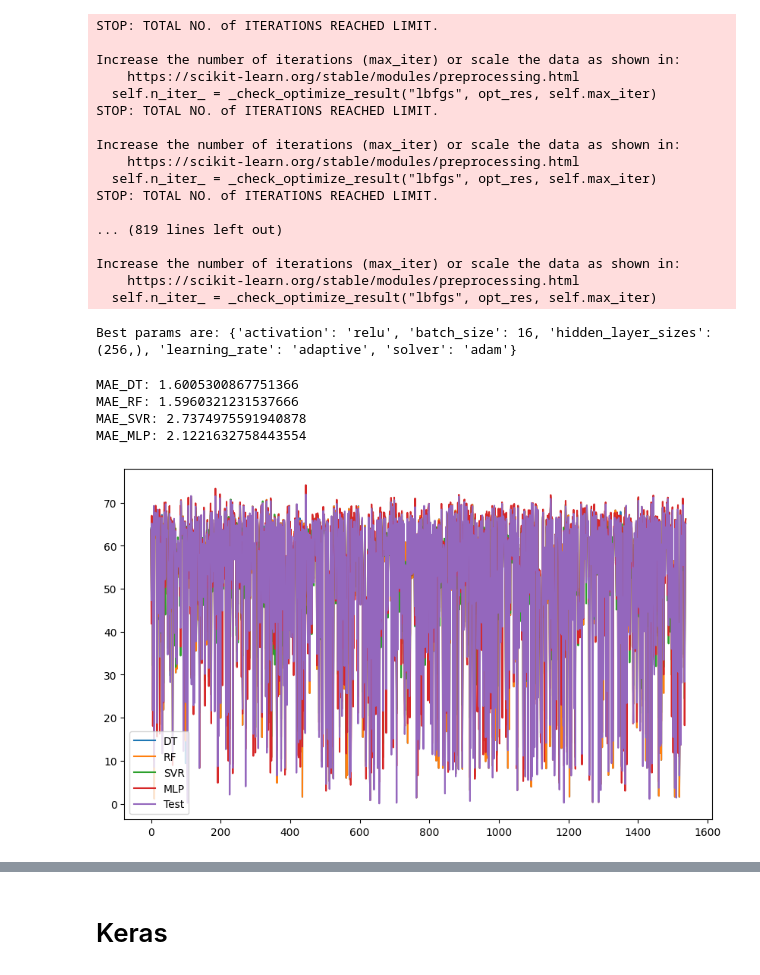
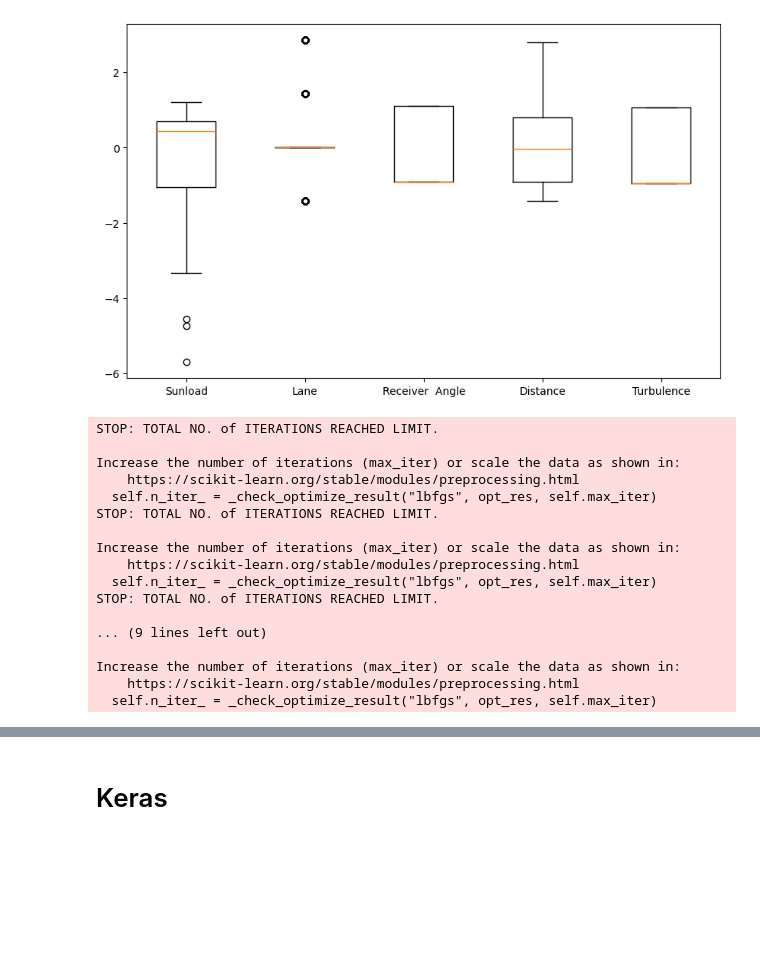
Before and after one commit to GheodeAI/ML-VLC, a Jupyter notebook: main.ipynb, the cells around one changed output, grey strips where cells are left out. Drawn from its saved outputs; the diff is of its cells as text; code cells hidden in the pictures; blank space fills up the shorter version.

```diff
--- a/main.ipynb
+++ b/main.ipynb
@@ -8,3 +42,14 @@ y = data['Path Loss'].values
+# %%
+# Box plots after standardizing the data
+from sklearn.preprocessing import StandardScaler
+scaler = StandardScaler()
+X = scaler.fit_transform(X)
+plt.figure(figsize=(10, 6))
+plt.boxplot(X)
+plt.xticks([1, 2, 3, 4, 5], data.columns[7:12].values)
+plt.show()
+# %% [output]
+[figure, added]
 # %%
 from sklearn.preprocessing import StandardScaler
 from sklearn.model_selection import train_test_split
@@ -99,26 +145,26 @@ def MLP(X_train, X_test, y_train, tuned_MLP):
     return y_predict
 # %%
 # y_predict_LR = LR(X_train, X_test, y_train)
-y_predict_DT = DT(X_train, X_test, y_train)
-y_predict_RF = RF(X_train, X_test, y_train)
-y_predict_SVR = SVRG(X_train, X_test, y_train)
+# y_predict_DT = DT(X_train, X_test, y_train)
+# y_predict_RF = RF(X_train, X_test, y_train)
+# y_predict_SVR = SVRG(X_train, X_test, y_train)
 y_predict_MLP = MLP(X_train, X_test, y_train, tuned_MLP)
 
 
 fig, ax = plt.subplots(1, 1)
 fig.set_size_inches(10, 6)
 # ax.plot(y_predict_LR)
-ax.plot(y_predict_DT)
-ax.plot(y_predict_RF)
-ax.plot(y_predict_SVR)
+# ax.plot(y_predict_DT)
+# ax.plot(y_predict_RF)
+# ax.plot(y_predict_SVR)
 ax.plot(y_predict_MLP)
 ax.plot(y_test)
-ax.legend(['DT', 'RF', 'SVR', 'MLP', 'Test'])
+# ax.legend(['DT', 'RF', 'SVR', 'MLP', 'Test'])
 
 # print('MAE_LR:', mtrc['MAE'](y_test, y_predict_LR))
-print('MAE_DT:', mtrc['MAE'](y_test, y_predict_DT))
-print('MAE_RF:', mtrc['MAE'](y_test, y_predict_RF))
-print('MAE_SVR:', mtrc['MAE'](y_test, y_predict_SVR))
+# print('MAE_DT:', mtrc['MAE'](y_test, y_predict_DT))
+# print('MAE_RF:', mtrc['MAE'](y_test, y_predict_RF))
+# print('MAE_SVR:', mtrc['MAE'](y_test, y_predict_SVR))
 print('MAE_MLP:', mtrc['MAE'](y_test, y_predict_MLP))
 # %% [output]
 STOP: TOTAL NO. of ITERATIONS REACHED LIMIT.
@@ -133,17 +179,11 @@ Increase the number of iterations (max_iter) or scale the data as shown in:
   self.n_iter_ = _check_optimize_result("lbfgs", opt_res, self.max_iter)
 STOP: TOTAL NO. of ITERATIONS REACHED LIMIT.
 
-... (819 lines left out)
+... (9 lines left out)
 
 Increase the number of iterations (max_iter) or scale the data as shown in:
     https://scikit-learn.org/stable/modules/preprocessing.html
   self.n_iter_ = _check_optimize_result("lbfgs", opt_res, self.max_iter)
-Best params are: {'activation': 'relu', 'batch_size': 16, 'hidden_layer_sizes': (256,), 'learning_rate': 'adaptive', 'solver': 'adam'}
-MAE_DT: 1.6005300867751366
-MAE_RF: 1.5960321231537666
-MAE_SVR: 2.7374975591940878
-MAE_MLP: 2.1221632758443554
-[figure, removed]
 # %%
 plt.plot(y_test[:100])
 plt.plot(y_predict_DT[:100])
```
Also changed, not shown: parts of 20 cells of this notebook, 9 other files.
